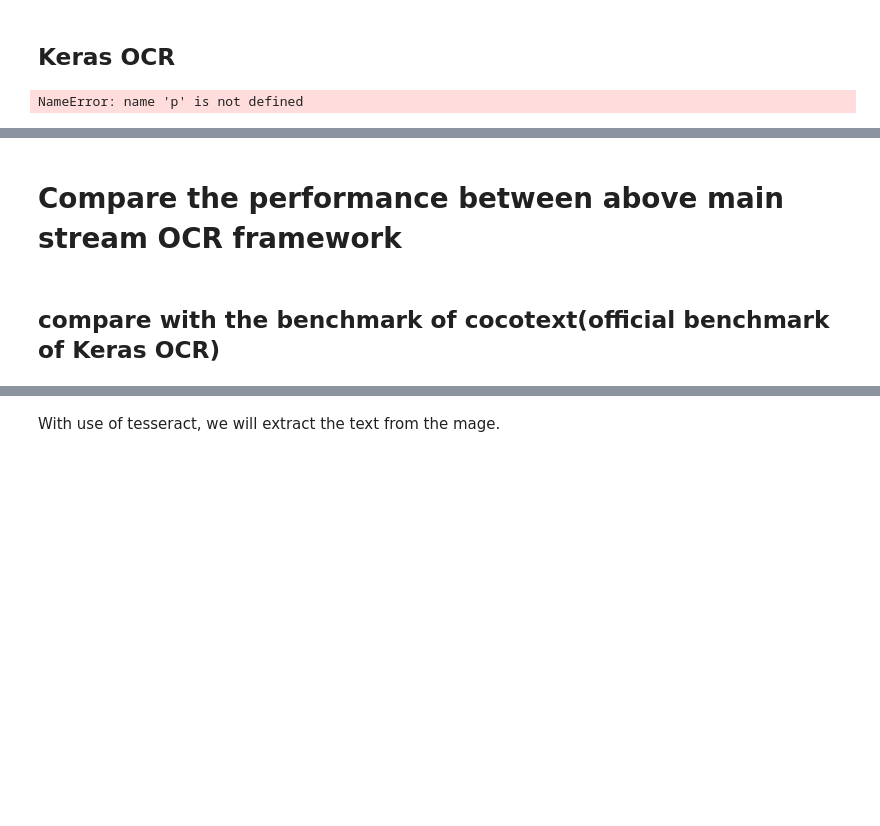
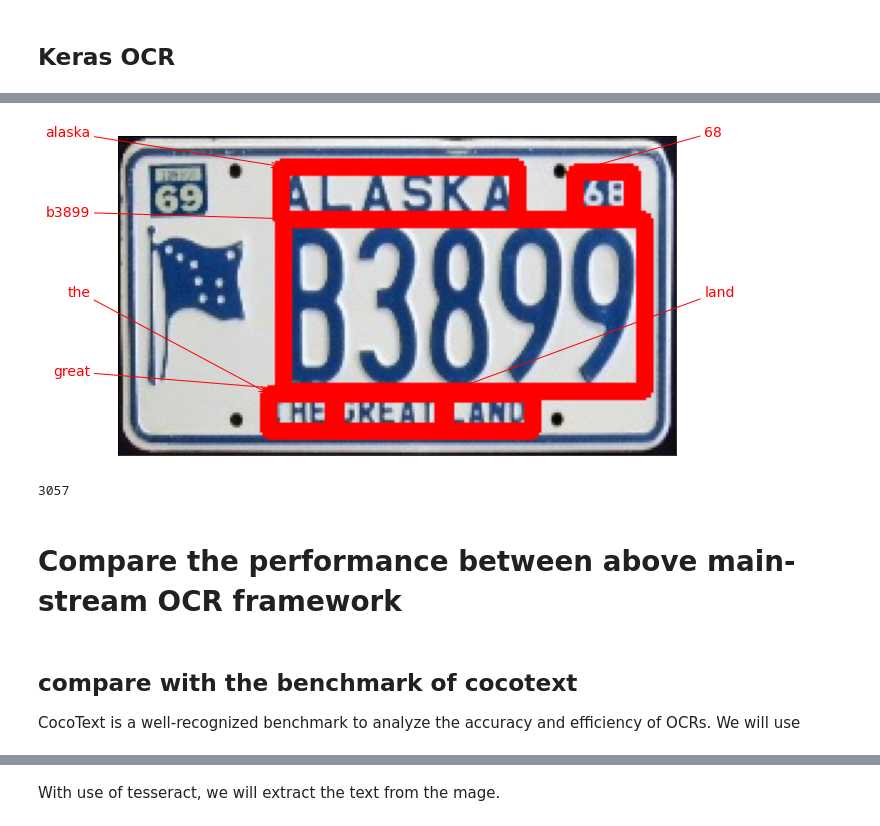
Before and after one commit to daiqing2009/APP-project, a Jupyter notebook: ocr-performance-analysis-on-license-plates.ipynb, the cells around one changed output, grey strips where cells are left out. Drawn from its saved outputs; the diff is of its cells as text; code cells hidden in the pictures; blank space fills up the shorter version.

Commit message:
Kaggle Notebook | OCR Performance Analysis on LICENSE PLATES | setup the framework of final version

```diff
--- a/ocr-performance-analysis-on-license-plates.ipynb
+++ b/ocr-performance-analysis-on-license-plates.ipynb
@@ -271,34 +303,39 @@ Better than tesseract, easy OCR doens't need extra preprocessing on the image an
 # %%
 %%capture
 !pip install keras-ocr
-# %%
-import matplotlib.pyplot as plt
-import keras_ocr
-import time
-# keras-ocr will automatically download pretrained
-# weights for the detector and recognizer.
-pipeline = keras_ocr.pipeline.Pipeline()
-
-# Get a set of three example images
-images = [
-    "/kaggle/input/us-license-plates-image-classification/new plates/test/ALABAMA/1.jpg",
-    "/kaggle/input/us-license-plates-image-classification/new plates/test/ALASKA/1.jpg",
-#     "/kaggle/input/us-license-plates-image-classification/new plates/test/AMERICAN SAMOA/1.jpg"
-]
-
-# Each list of predictions in prediction_groups is a list of
-# (word, box) tuples.
-start = time.time()
-prediction_groups = pipeline.recognize(images)
-end = time.time()
-
-# show timing information on text detection and recognition
-print("[INFO] text prediction took {:.6f} seconds".format(end - start))
-
-
-# Plot the predictions
-fig, axs = plt.subplots(nrows=len(images), figsize=(20, 20))
-for ax, image, predictions in zip(axs, images, prediction_groups):
-    keras_ocr.tools.drawAnnotations(image=image, predictions=predictions, ax=ax)
-# %% [output]
-NameError: name 'p' is not defined
+# %%
+import keras_ocr
+import matplotlib.pyplot as plt
+import cv2
+import time
+
+# Pipeline setup
+pipeline = keras_ocr.pipeline.Pipeline()
+
+# Load an image
+path = "/kaggle/input/us-license-plates-image-classification/new plates/test/ALASKA/1.jpg"
+image = cv2.imread(path)
+image = cv2.cvtColor(image, cv2.COLOR_BGR2RGB)  # Convert to RGB
+
+# Start timing
+start_time = time.time()
+
+# Use the pipeline to detect and recognize text
+prediction_groups = pipeline.recognize([image])
+
+# End timing
+end_time = time.time()
+
+# Calculate elapsed time
+elapsed_time = end_time - start_time
+print(f"Text detection and recognition took {elapsed_time:.6f} seconds")
+
+# Function to display images with annotations
+def display_image(image, predictions):
+    fig, ax = plt.subplots(figsize=(10, 10))
+    keras_ocr.tools.drawAnnotations(image=image, predictions=predictions, ax=ax)
+
+# Display results
+for predictions in prediction_groups:
+    display_image(image, predictions)
+# %% [output]
@@ -305,7 +347,15 @@ NameError: name 'p' is not defined
+[figure, added]
+# %%
+import gc
+gc.collect()
+# %% [output]
+3057
 # %% [markdown]
-# Compare the performance between above main stream OCR framework
+# Compare the performance between above main-stream OCR framework
 # %% [markdown]
-## compare with the benchmark of cocotext(official benchmark of Keras OCR)
+## compare with the benchmark of cocotext
+CocoText is a well-recognized benchmark to analyze the accuracy and efficiency of OCRs.
+We will use
 # %%
 import os
 import keras_ocr
```
Also changed, not shown: parts of 22 cells of this notebook.
